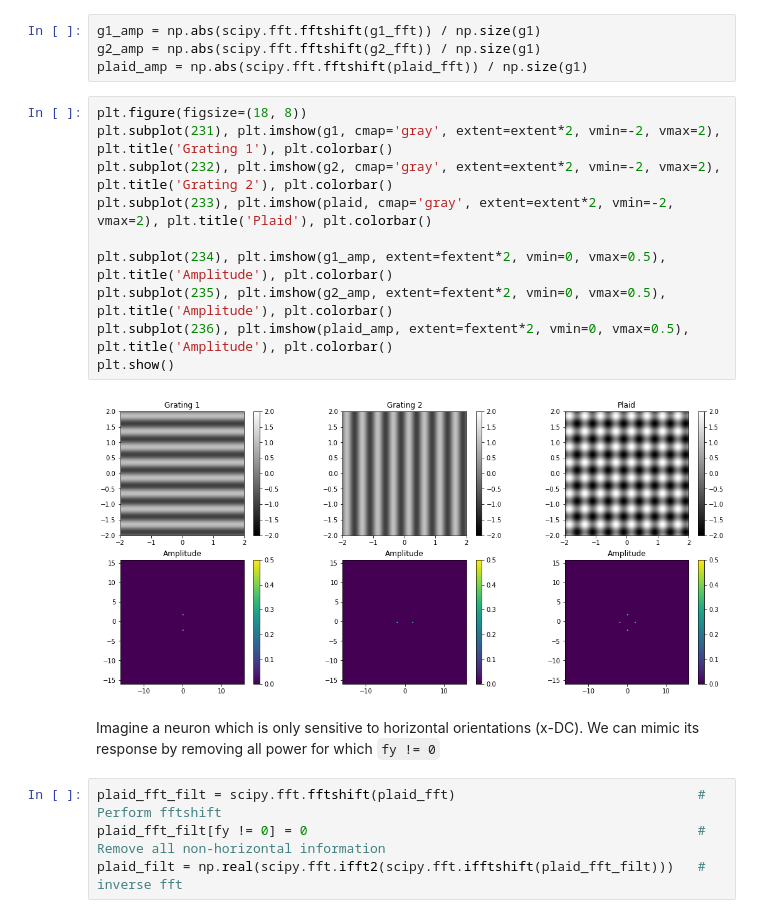
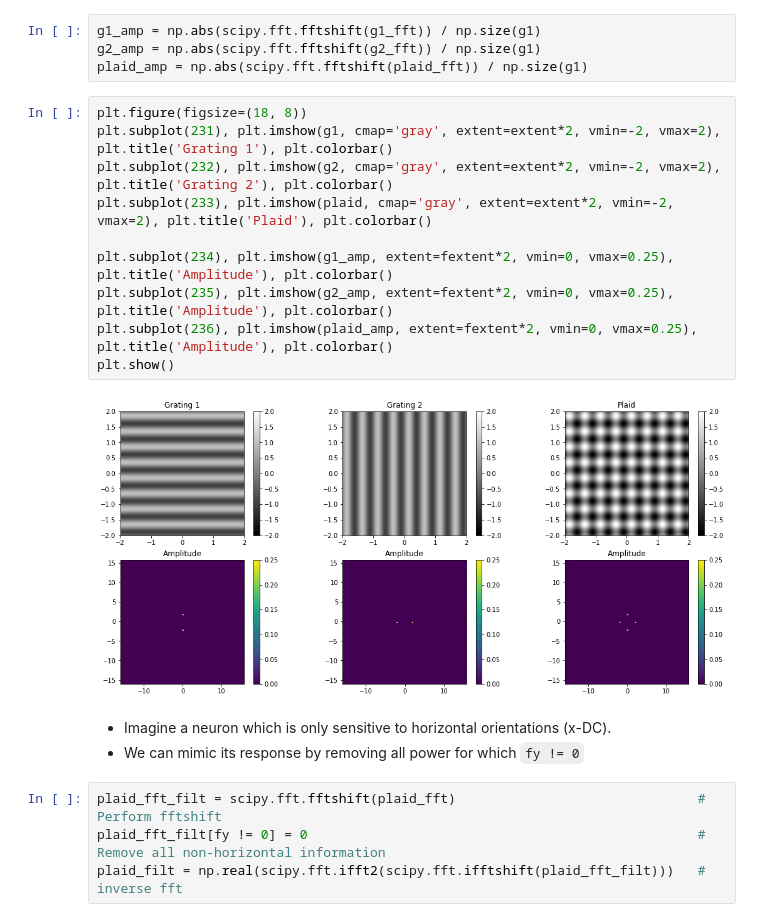
Before and after one commit to computational-psychology/ecvp22_tutorial_spatiotemporal_signals, a Jupyter notebook: 2D_spectral_analysis.ipynb, the cells around one changed output. Saved outputs shown, nothing was run; the diff lists cells and outputs as text.

```diff
--- a/2D_spectral_analysis.ipynb
+++ b/2D_spectral_analysis.ipynb
@@ -1132,18 +1134,18 @@ plaid_amp = np.abs(scipy.fft.fftshift(plaid_fft)) / np.size(g1)
 # %%
 plt.figure(figsize=(18, 8))
 plt.subplot(231), plt.imshow(g1, cmap='gray', extent=extent*2, vmin=-2, vmax=2), plt.title('Grating 1'), plt.colorbar()
 plt.subplot(232), plt.imshow(g2, cmap='gray', extent=extent*2, vmin=-2, vmax=2), plt.title('Grating 2'), plt.colorbar()
 plt.subplot(233), plt.imshow(plaid, cmap='gray', extent=extent*2, vmin=-2, vmax=2), plt.title('Plaid'), plt.colorbar()
 
-plt.subplot(234), plt.imshow(g1_amp, extent=fextent*2, vmin=0, vmax=0.5), plt.title('Amplitude'), plt.colorbar()
-plt.subplot(235), plt.imshow(g2_amp, extent=fextent*2, vmin=0, vmax=0.5), plt.title('Amplitude'), plt.colorbar()
-plt.subplot(236), plt.imshow(plaid_amp, extent=fextent*2, vmin=0, vmax=0.5), plt.title('Amplitude'), plt.colorbar()
+plt.subplot(234), plt.imshow(g1_amp, extent=fextent*2, vmin=0, vmax=0.25), plt.title('Amplitude'), plt.colorbar()
+plt.subplot(235), plt.imshow(g2_amp, extent=fextent*2, vmin=0, vmax=0.25), plt.title('Amplitude'), plt.colorbar()
+plt.subplot(236), plt.imshow(plaid_amp, extent=fextent*2, vmin=0, vmax=0.25), plt.title('Amplitude'), plt.colorbar()
 plt.show()
 # %% [output]
-[figure, old version]
+[figure, new version]
 # %% [markdown]
-Imagine a neuron which is only sensitive to horizontal orientations (x-DC).
-We can mimic its response by removing all power for which `fy != 0`
+- Imagine a neuron which is only sensitive to horizontal orientations (x-DC).
+- We can mimic its response by removing all power for which `fy != 0`
 # %%
 plaid_fft_filt = scipy.fft.fftshift(plaid_fft)                               # Perform fftshift
 plaid_fft_filt[fy != 0] = 0                                                  # Remove all non-horizontal information
```
Also changed, not shown: parts of 19 cells of this notebook.
